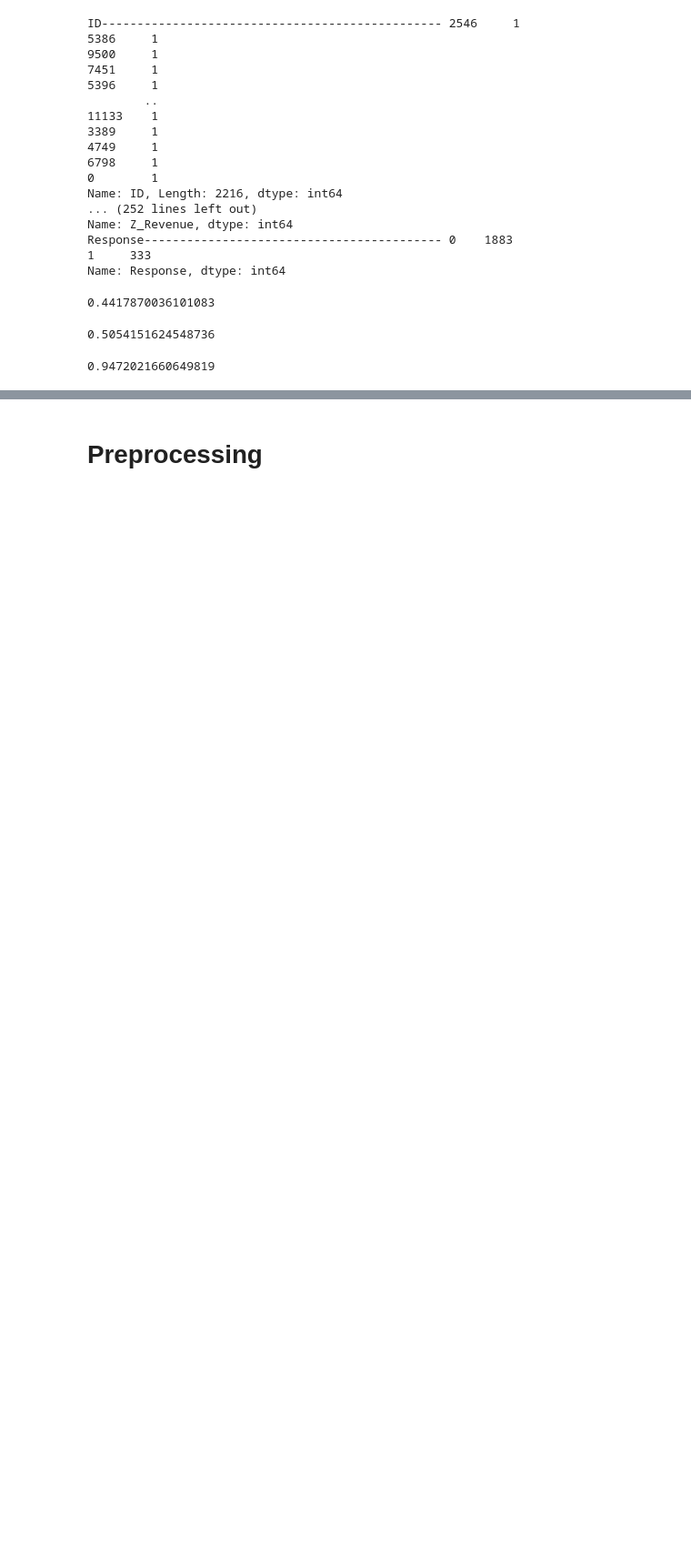
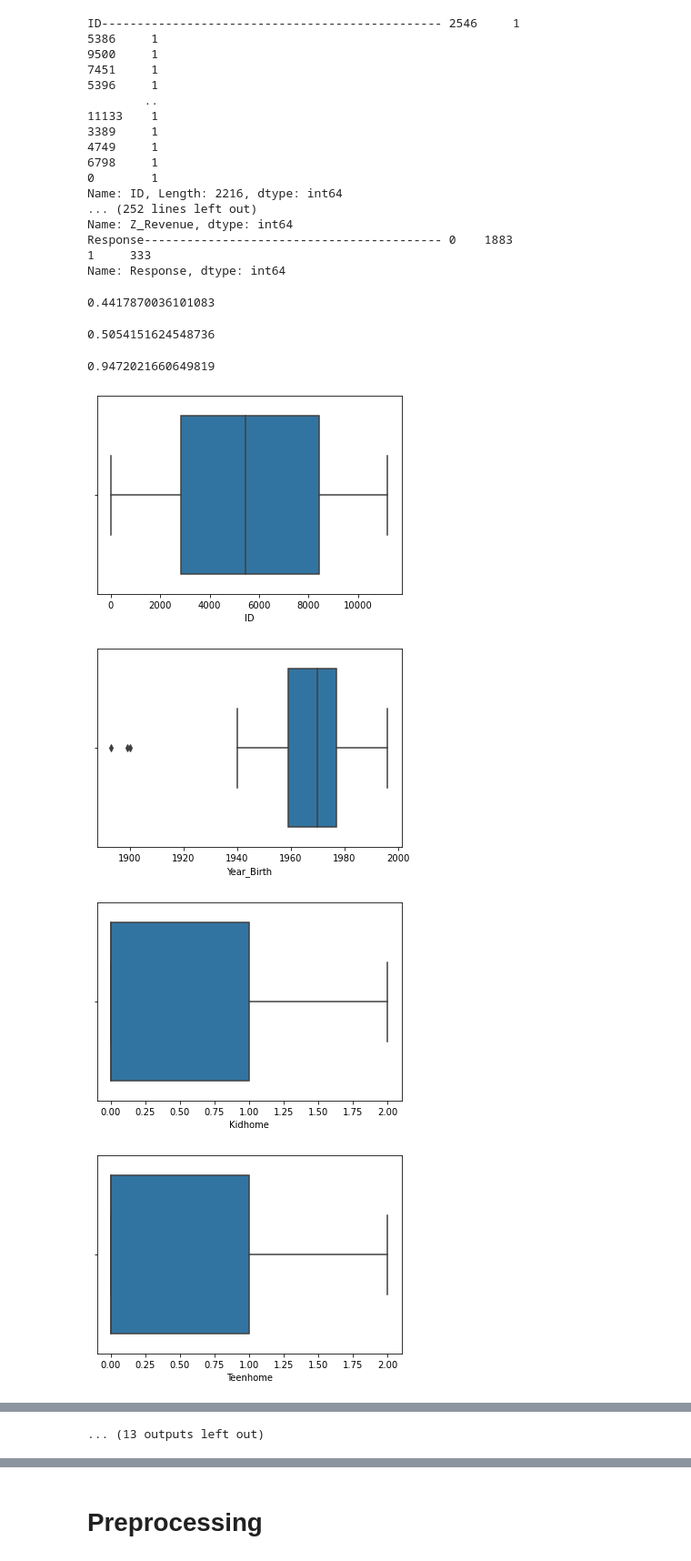
Before and after one commit to Charl-K225238/segmentation_clients01, a Jupyter notebook: Tp_simplonline01.ipynb, the cells around one changed output, grey strips where cells are left out. Shown at 91% size. Saved outputs shown, nothing was run; the diff lists cells and outputs as text; code cells hidden in the pictures; blank space fills up the shorter version.

```diff
--- a/Tp_simplonline01.ipynb
+++ b/Tp_simplonline01.ipynb
@@ -310,3 +295,12 @@ teen_per
 kids_per + teen_per
 # %% [output]
 0.9472021660649819
+# %%
+for col in data.select_dtypes(np.number):
+    plt.figure()
+    sns.boxplot(data[col])
+# %% [output]
+[figure, added]
+[figure, added]
+[figure, added]
+[figure, added]
@@ -312,0 +315 @@ kids_per + teen_per
+... (13 outputs left out)
```
Also changed, not shown: parts of 19 cells of this notebook.
